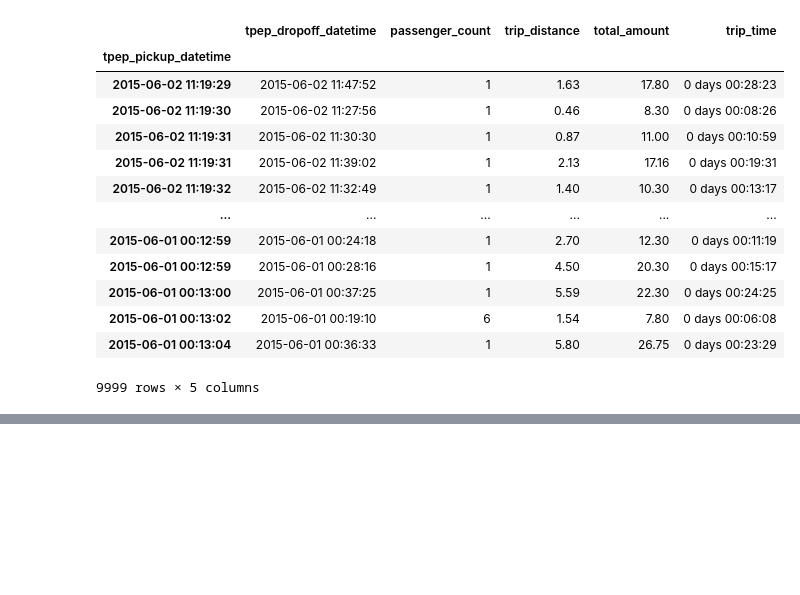
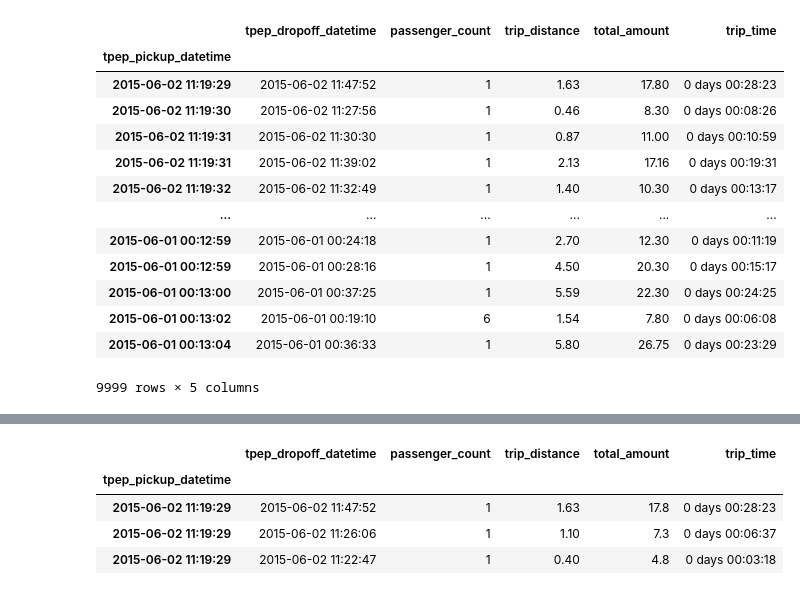
Before and after one commit to Su5rm/geekle-2021-april-9, a Jupyter notebook: Geekle - 2021-april-9.ipynb, the cells around one changed output, grey strips where cells are left out. Saved outputs shown, nothing was run; the diff lists cells and outputs as text; code cells hidden in the pictures; blank space fills up the shorter version.

```diff
--- a/Geekle - 2021-april-9.ipynb
+++ b/Geekle - 2021-april-9.ipynb
@@ -376,0 +417,8 @@ df.head()
+# %%
+df.loc['2015-06-02 11:19:29']
+# %% [output]
+|  | tpep_dropoff_datetime | passenger_count | trip_distance | total_amount | trip_time |
+| tpep_pickup_datetime |  |  |  |  |  |
+| 2015-06-02 11:19:29 | 2015-06-02 11:47:52 | 1 | 1.63 | 17.8 | 0 days 00:28:23 |
+| 2015-06-02 11:19:29 | 2015-06-02 11:26:06 | 1 | 1.10 | 7.3 | 0 days 00:06:37 |
+| 2015-06-02 11:19:29 | 2015-06-02 11:22:47 | 1 | 0.40 | 4.8 | 0 days 00:03:18 |
```
Also changed, not shown: parts of 4 cells of this notebook.
